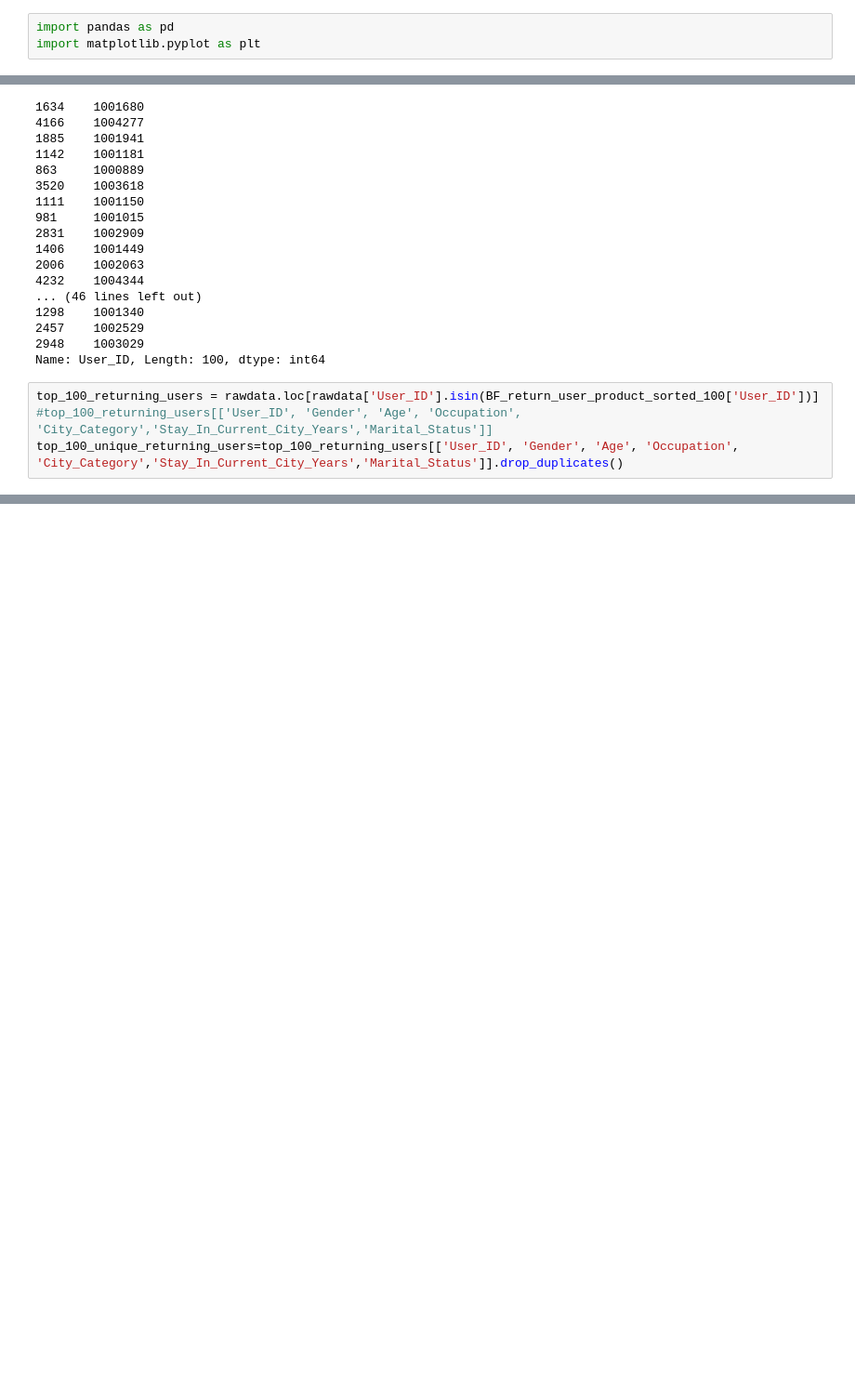
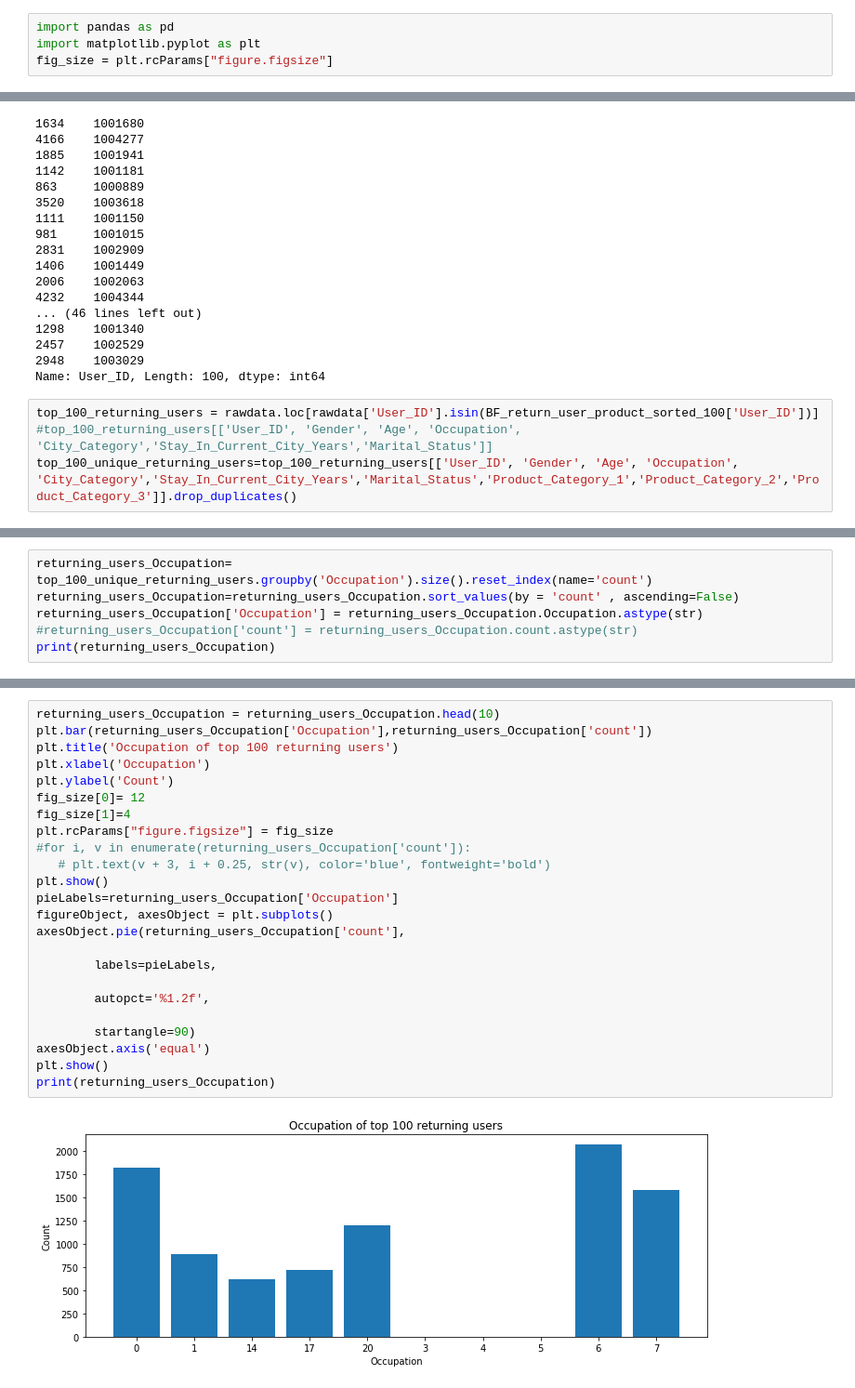
Before and after one commit to priyadarsini-mylsamy/data-analysis-projects, a Jupyter notebook: BlackFriday_Sales.ipynb, the cells around one changed output, grey strips where cells are left out. Shown at 93% size. Saved outputs shown, nothing was run; the diff lists cells and outputs as text; blank space fills up the shorter version.

Commit message:
pie chart

```diff
--- a/BlackFriday_Sales.ipynb
+++ b/BlackFriday_Sales.ipynb
@@ -1,6 +1,7 @@
 # %%
 import pandas as pd
 import matplotlib.pyplot as plt
+fig_size = plt.rcParams["figure.figsize"]
 # %% [markdown]
 Let us import the csv file
 # %%
@@ -170,4 +171,4 @@ Name: User_ID, Length: 100, dtype: int64
 # %%
 top_100_returning_users = rawdata.loc[rawdata['User_ID'].isin(BF_return_user_product_sorted_100['User_ID'])]
 #top_100_returning_users[['User_ID', 'Gender', 'Age', 'Occupation', 'City_Category','Stay_In_Current_City_Years','Marital_Status']]
-top_100_unique_returning_users=top_100_returning_users[['User_ID', 'Gender', 'Age', 'Occupation', 'City_Category','Stay_In_Current_City_Years','Marital_Status']].drop_duplicates()
+top_100_unique_returning_users=top_100_returning_users[['User_ID', 'Gender', 'Age', 'Occupation', 'City_Category','Stay_In_Current_City_Years','Marital_Status','Product_Category_1','Product_Category_2','Product_Category_3']].drop_duplicates()
@@ -191,0 +175,6 @@ leftInd
+# %%
+returning_users_Occupation= top_100_unique_returning_users.groupby('Occupation').size().reset_index(name='count')
+returning_users_Occupation=returning_users_Occupation.sort_values(by = 'count' , ascending=False)
+returning_users_Occupation['Occupation'] = returning_users_Occupation.Occupation.astype(str)
+#returning_users_Occupation['count'] = returning_users_Occupation.count.astype(str)
+print(returning_users_Occupation)
@@ -191,0 +316,26 @@ leftInd
+# %%
+returning_users_Occupation = returning_users_Occupation.head(10)
+plt.bar(returning_users_Occupation['Occupation'],returning_users_Occupation['count'])
+plt.title('Occupation of top 100 returning users')
+plt.xlabel('Occupation')
+plt.ylabel('Count')
+fig_size[0]= 12
+fig_size[1]=4
+plt.rcParams["figure.figsize"] = fig_size
+#for i, v in enumerate(returning_users_Occupation['count']):
+   # plt.text(v + 3, i + 0.25, str(v), color='blue', fontweight='bold')
+plt.show()
+pieLabels=returning_users_Occupation['Occupation']
+figureObject, axesObject = plt.subplots()
+axesObject.pie(returning_users_Occupation['count'],
+
+        labels=pieLabels,
+
+        autopct='%1.2f',
+
+        startangle=90)
+axesObject.axis('equal')
+plt.show()
+print(returning_users_Occupation)
+# %% [output]
+[figure, added]
```
Also changed, not shown: parts of 11 cells of this notebook.
